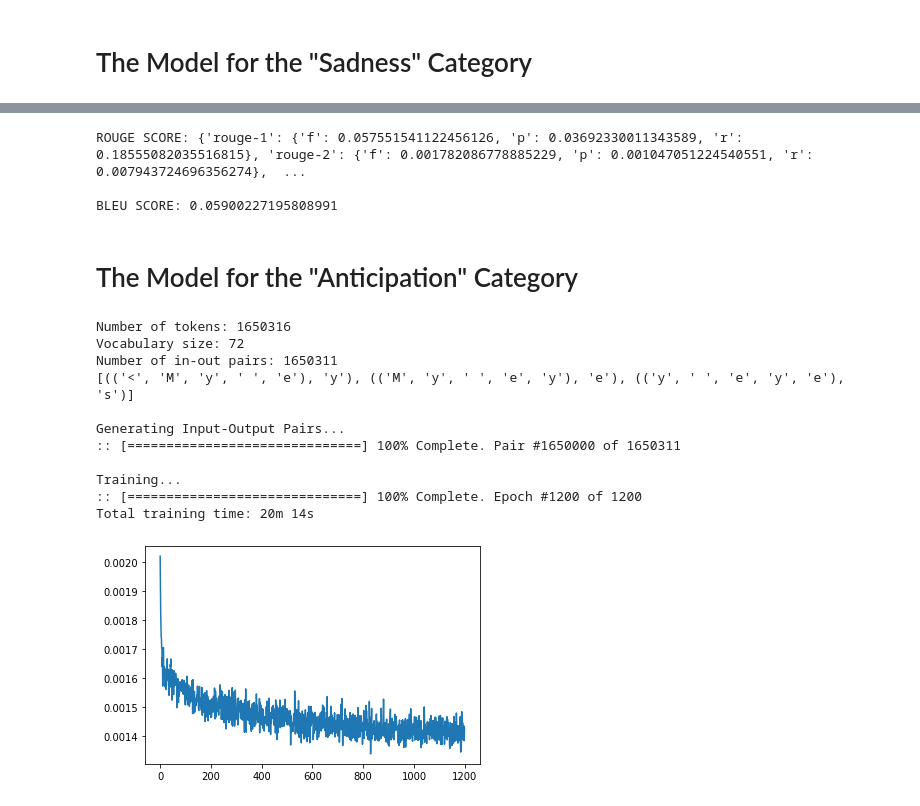
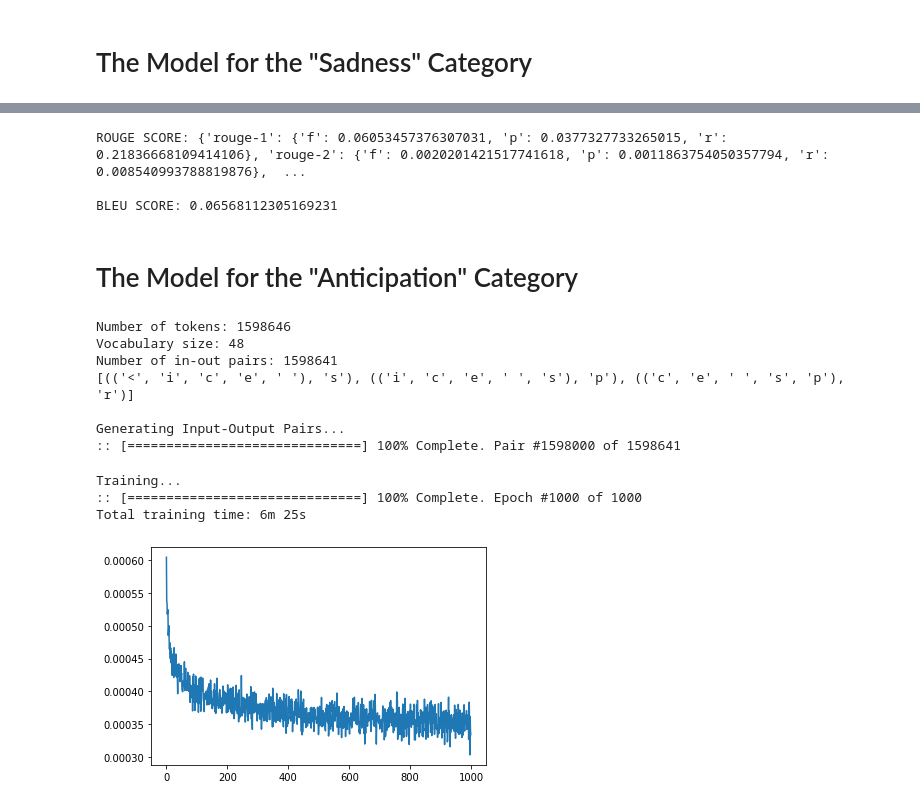
Before and after one commit to faustotnc/personalize-peom-generator, a Jupyter notebook: Baseline Model.ipynb, the cells around one changed output, grey strips where cells are left out. Cells and saved outputs as stored; diff of their text form; code cells hidden in the pictures.

```diff
--- a/Baseline Model.ipynb
+++ b/Baseline Model.ipynb
@@ -462,29 +466,29 @@ sadnessModel.generate("<Tear")
-# %%
-sadnessModel.evaluate_model()
-# %% [output]
-ROUGE SCORE: {'rouge-1': {'f': 0.057551541122456126, 'p': 0.03692330011343589, 'r': 0.18555082035516815}, 'rouge-2': {'f': 0.001782086778885229, 'p': 0.001047051224540551, 'r': 0.007943724696356274},  ...
-
-BLEU SCORE: 0.05900227195808991
+# %%
+evaluate_model(sadnessModel)
+# %% [output]
+ROUGE SCORE: {'rouge-1': {'f': 0.06053457376307031, 'p': 0.0377327733265015, 'r': 0.21836668109414106}, 'rouge-2': {'f': 0.0020201421517741618, 'p': 0.0011863754050357794, 'r': 0.008540993788819876},  ...
+
+BLEU SCORE: 0.06568112305169231
 # %% [markdown]
 # The Model for the "Anticipation" Category
 # %%
 anticipationData = DataProcessor(poems["anticipation"])
-print("\n")
-anticipationModel = PoemModel(anticipationData, n_epochs=1200)
-anticipationModel.train()
 # %% [output]
-Number of tokens: 1650316
-Vocabulary size: 72
-Number of in-out pairs: 1650311
-[(('<', 'M', 'y', ' ', 'e'), 'y'), (('M', 'y', ' ', 'e', 'y'), 'e'), (('y', ' ', 'e', 'y', 'e'), 's')]
+Number of tokens: 1598646
+Vocabulary size: 48
+Number of in-out pairs: 1598641
+[(('<', 'i', 'c', 'e', ' '), 's'), (('i', 'c', 'e', ' ', 's'), 'p'), (('c', 'e', ' ', 's', 'p'), 'r')]
 
 Generating Input-Output Pairs...
-:: [==============================] 100% Complete. Pair #1650000 of 1650311
-
-Training...
-:: [==============================] 100% Complete. Epoch #1200 of 1200
-Total training time: 20m 14s
+:: [==============================] 100% Complete. Pair #1598000 of 1598641
-[figure, removed]
+# %%
+anticipationModel = PoemModel(anticipationData)
+anticipationModel.train()
+# %% [output]
+Training...
+:: [==============================] 100% Complete. Epoch #1000 of 1000
+Total training time: 6m 25s
+[figure, added]
 # %%
 anticipationModel.generate("<Hope")
 # %% [output]
```
Also changed, not shown: parts of 36 cells of this notebook.
